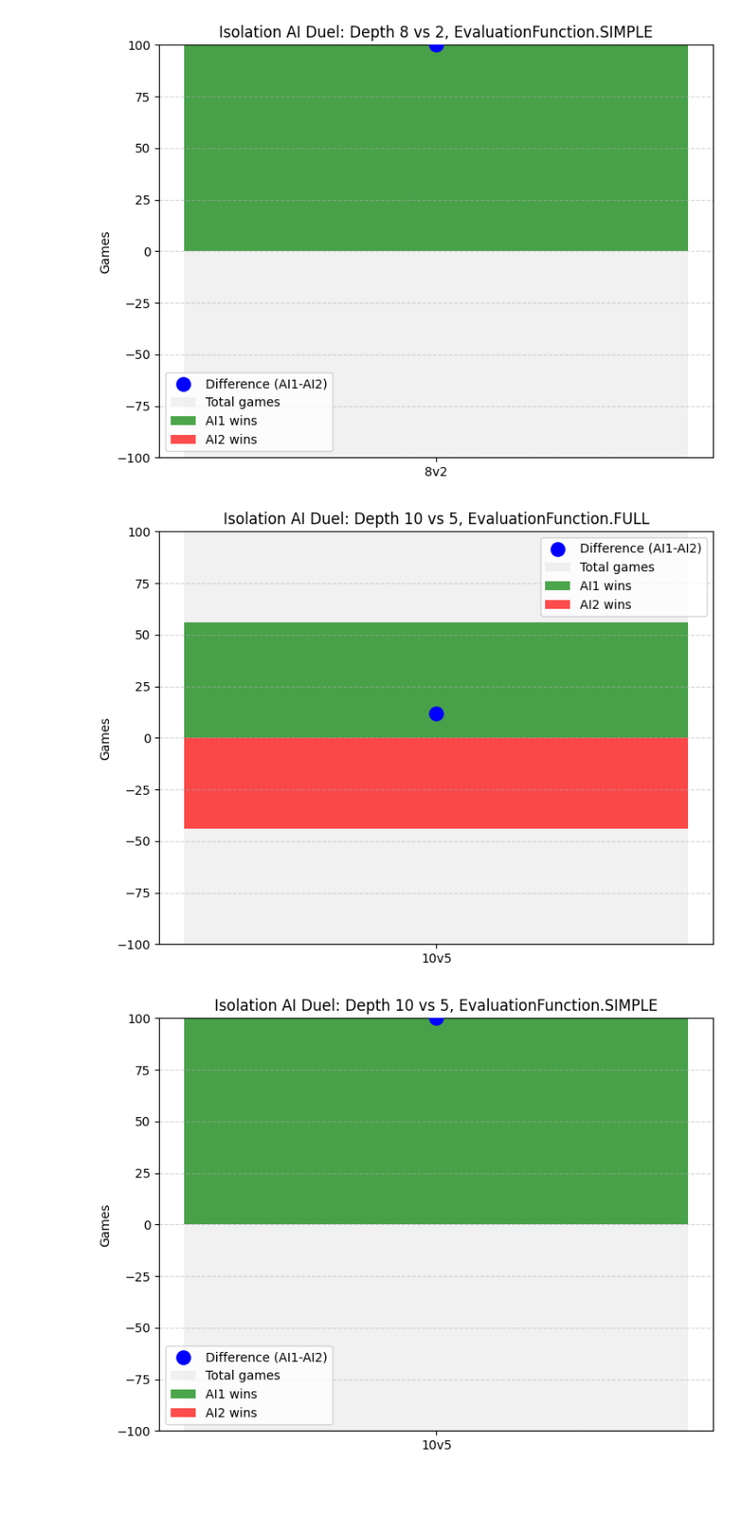
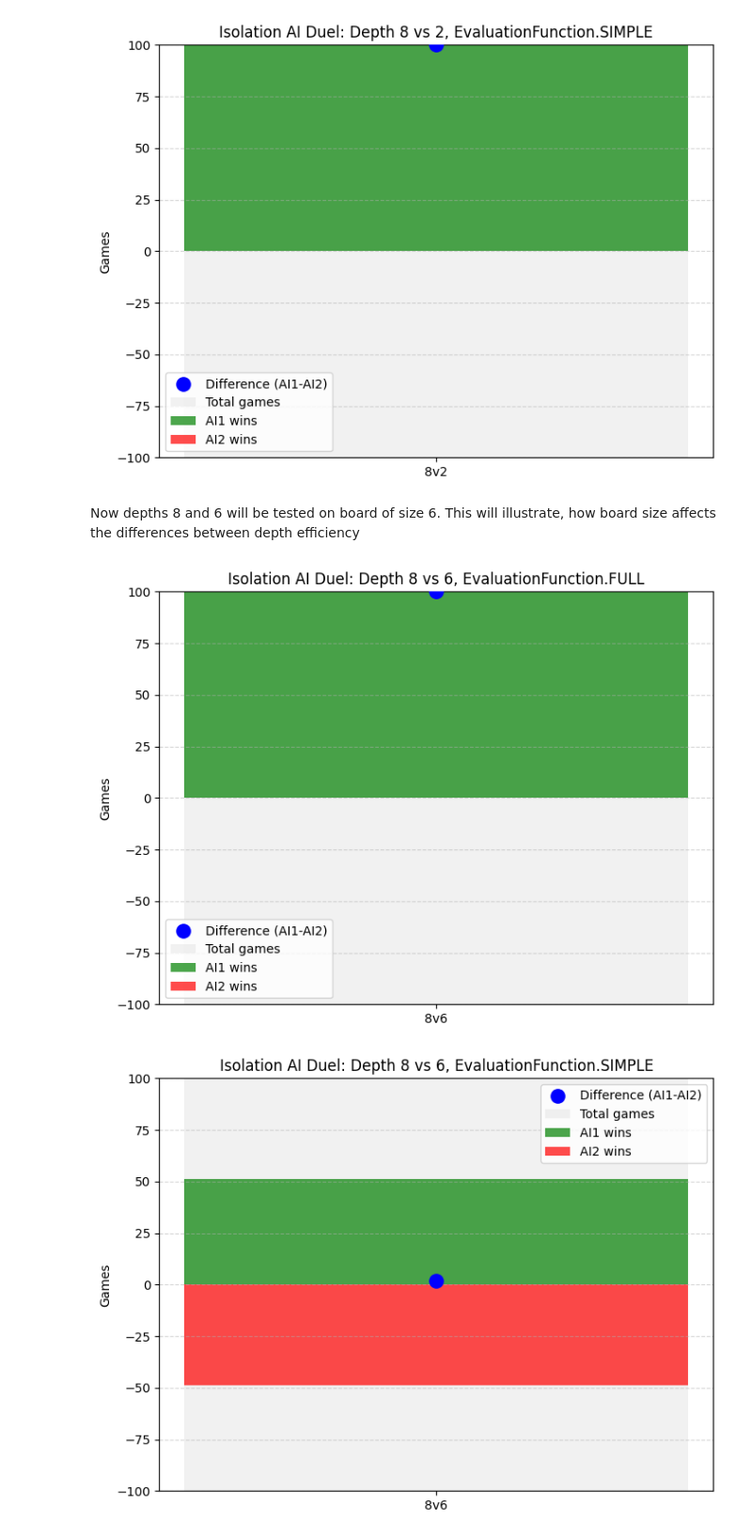
Before and after one commit to pitkwiecien/MachineLearning, a Jupyter notebook: TwoPlayerGames/isolation.ipynb, the cells around one changed output. Shown at 94% size. Cells and saved outputs as stored; diff of their text form; code cells hidden in the pictures; blank space fills up the shorter version.

```diff
--- a/TwoPlayerGames/isolation.ipynb
+++ b/TwoPlayerGames/isolation.ipynb
@@ -36,7 +68,7 @@ class IsolationAI:
         player_pos = state.current_positions[self.player]
         opponent_pos = state.current_positions[opponent]
 
-        def center_score(pos):
+        def center_score(pos: int) -> float:
             row, col = pos // state.size, pos % state.size
             center = (state.size - 1) / 2
             return -((row - center)**2 + (col - center)**2)
@@ -46,7 +78,7 @@ class IsolationAI:
             + .3 * (center_score(player_pos) - center_score(opponent_pos))
         )
 
-    def evaluate_simple(self, state: IsolationState) -> int:
+    def evaluate_simple(self, state: IsolationState) -> float:
         if state.is_finished():
             winner = state.get_winner()
             if winner == self.player:
@@ -67,10 +99,10 @@ class IsolationAI:
             self,
             state: IsolationState,
             depth: int,
-            alpha: int,
-            beta: int,
+            alpha: float,
+            beta: float,
             evaluation_function: EvaluationFunction = EvaluationFunction.FULL
-        ):
+        ) -> tuple[float, Optional[IsolationMove]]:
         evaluate = self.evaluate if evaluation_function == EvaluationFunction.FULL else self.evaluate_simple
         if depth == 0 or state.is_finished():
             return evaluate(state), None
@@ -116,7 +150,7 @@ class IsolationAI:
 from typing import cast
 
 game = Isolation(size=3)
-state: IsolationState = cast(IsolationState, game.state)
+state = cast(IsolationState, game.state)
 ai = IsolationAI(player=state.current_player, depth=5)
 
 while not state.is_finished():
@@ -193,12 +229,17 @@ class IsolationRunner:
         self,
         do_prints: bool = True,
         print_last: bool = False,
-        evaluation_function: EvaluationFunction = EvaluationFunction.FULL
+        evaluation_function: EvaluationFunction = EvaluationFunction.FULL,
+        use_seed: Optional[int] = RANDOM_SEED
     ):
+        if use_seed is not None:
+            random.seed(use_seed)
+
         while not self.state.is_finished():
             if do_prints:
                 print(self.state)
 
+            assert isinstance(self.state, IsolationState)
             current_player = self.state.current_player
             move = None
 
@@ -257,17 +298,10 @@ class IsolationRunner:
 
         if winner is None:
             return None
-
         if self.ai1 and winner == self.ai1.player:
-            return 0
-
+            return self.ai1.depth
         if self.ai2 and winner == self.ai2.player:
-            return 1
-
+            return self.ai2.depth
         if self.human_player:
-            if winner == self.human_player:
-                return 0
-            else:
-                return 1
-
+            return 0 if winner == self.human_player else 1
         return None
@@ -403,12 +467,14 @@ sim.plot_duel_result(results_simple, evaluation_function=EvaluationFunction.SIMP
 # %% [output]
 [figure]
 [figure]
+# %% [markdown]
+Now depths 8 and 6 will be tested on board of size 6. This will illustrate, how board size affects the differences between depth efficiency
 # %%
 sim = IsolationMultiSim(size=6)
-results_full = sim.run_duel((10, 5), n_games=100, evaluation_function=EvaluationFunction.FULL)
-results_simple = sim.run_duel((10, 5), n_games=100, evaluation_function=EvaluationFunction.SIMPLE)
+results_full = sim.run_duel((8, 6), n_games=100, evaluation_function=EvaluationFunction.FULL)
+results_simple = sim.run_duel((8, 6), n_games=100, evaluation_function=EvaluationFunction.SIMPLE)
 sim.plot_duel_result(results_full, evaluation_function=EvaluationFunction.FULL)
-sim.plot_duel_result(results_simple, evaluation_function=EvaluationFunction.SIMPLE)
+sim.plot_duel_result(results_simple, evaluation_function=EvaluationFunction.SIMPLE);
 # %% [output]
-[figure, old version]
+[figure, new version]
-[figure, old version]
+[figure, new version]
```
Also changed, not shown: parts of 26 cells of this notebook, 1 other file.
